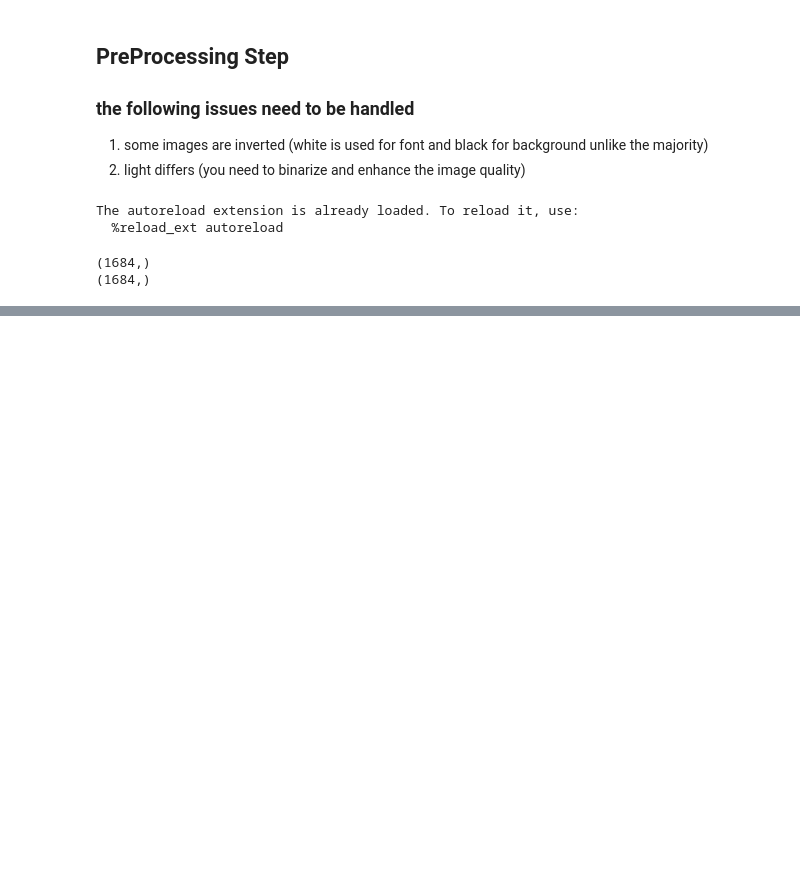
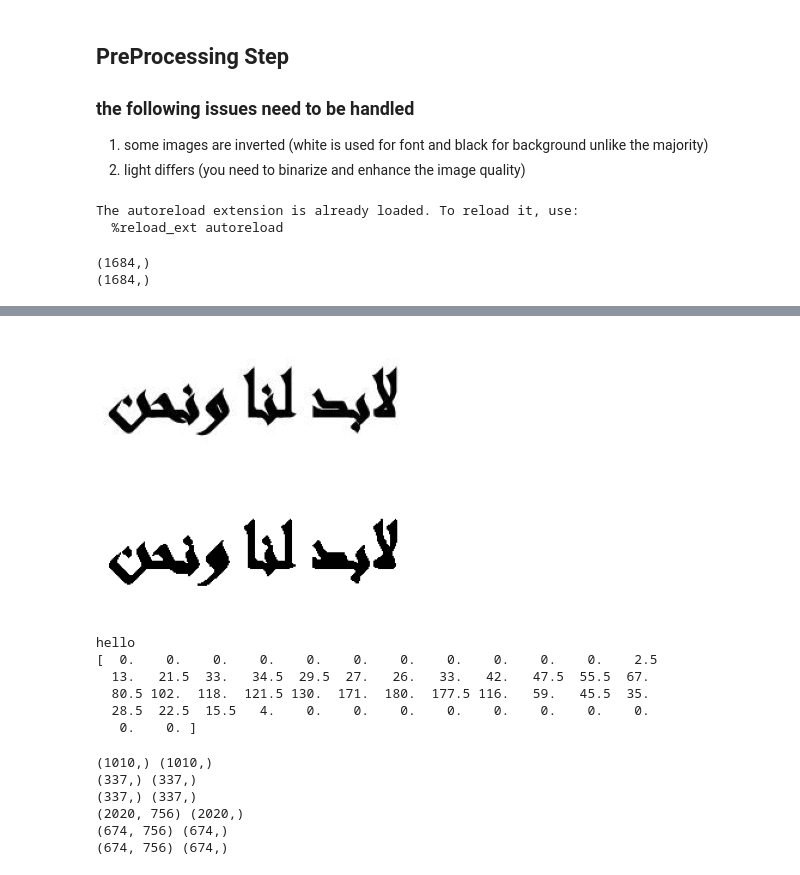
Before and after one commit to marait123/arabic-caligraphy-font-identification, a Jupyter notebook: training-code.ipynb, the cells around one changed output, grey strips where cells are left out. Saved outputs shown, nothing was run; the diff lists cells and outputs as text; code cells hidden in the pictures; blank space fills up the shorter version.

Commit message:
add horizontal profile projection feature extraction

```diff
--- a/training-code.ipynb
+++ b/training-code.ipynb
@@ -81,0 +77,22 @@ for i in range(X.shape[0]):
+# %%
+img = X[random_index].copy()
+
+plt.imshow(img, 'gray')
+plt.axis("off")
+plt.show()
+
+binaryImage = binraization(img)
+plt.imshow(binaryImage, 'gray')
+plt.axis("off")
+plt.show()
+
+print(horizontalProfileProjection(binaryImage, 50))
+# %% [output]
+[figure, added]
+[figure, added]
+hello
+[  0.    0.    0.    0.    0.    0.    0.    0.    0.    0.    0.    2.5
+  13.   21.5  33.   34.5  29.5  27.   26.   33.   42.   47.5  55.5  67.
+  80.5 102.  118.  121.5 130.  171.  180.  177.5 116.   59.   45.5  35.
+  28.5  22.5  15.5   4.    0.    0.    0.    0.    0.    0.    0.    0.
+   0.    0. ]
@@ -84 +116,56 @@ X_train, Y_train, X_valid, Y_valid, X_test, Y_test = split_data(features, Y)
+# %%
+print(X_train.shape, Y_train.shape)
+print(X_valid.shape, Y_valid.shape)
+print(X_test.shape, Y_test.shape)
+
+features, labels = [], []
+
+for i in range(X_train.shape[0]):
+    X_train[i] = binraization(X_train[i])
+    Xi_textOnly, _ = diacriticsSegmentationClustering(X_train[i]//255)
+    features.append(extract_hog_features(X_train[i]))
+    features.append(extract_hog_features(Xi_textOnly*255))
+    labels.append(Y_train[i])
+    labels.append(Y_train[i])
+
+features = np.asarray(features)
+labels = np.asarray(labels)
+
+features_valid, labels_valid = [], []
+
+for i in range(X_valid.shape[0]):
+    X_valid[i] = binraization(X_valid[i])
+    Xi_textOnly, _ = diacriticsSegmentationClustering(X_valid[i]//255)
+    features_valid.append(extract_hog_features(X_valid[i]))
+    features_valid.append(extract_hog_features(Xi_textOnly*255))
+    labels_valid.append(Y_valid[i])
+    labels_valid.append(Y_valid[i])
+
+
+features_valid = np.asarray(features_valid)
+labels_valid = np.asarray(labels_valid)
+
+features_test, labels_test = [], []
+
+for i in range(X_test.shape[0]):
+    X_test[i] = binraization(X_test[i])
+    Xi_textOnly, _ = diacriticsSegmentationClustering(X_test[i]//255)
+    features_test.append(extract_hog_features(X_test[i]))
+    features_test.append(extract_hog_features(Xi_textOnly*255))
+    labels_test.append(Y_test[i])
+    labels_test.append(Y_test[i])
+
+features_test = np.asarray(features_test)
+labels_test = np.asarray(labels_test)
+
+print(features.shape, labels.shape)
+print(features_valid.shape, labels_valid.shape)
+print(features_test.shape, labels_test.shape)
+# %% [output]
+(1010,) (1010,)
+(337,) (337,)
+(337,) (337,)
+(2020, 756) (2020,)
+(674, 756) (674,)
+(674, 756) (674,)
 # %%
```
Also changed, not shown: parts of 10 cells of this notebook, 3 other files.
